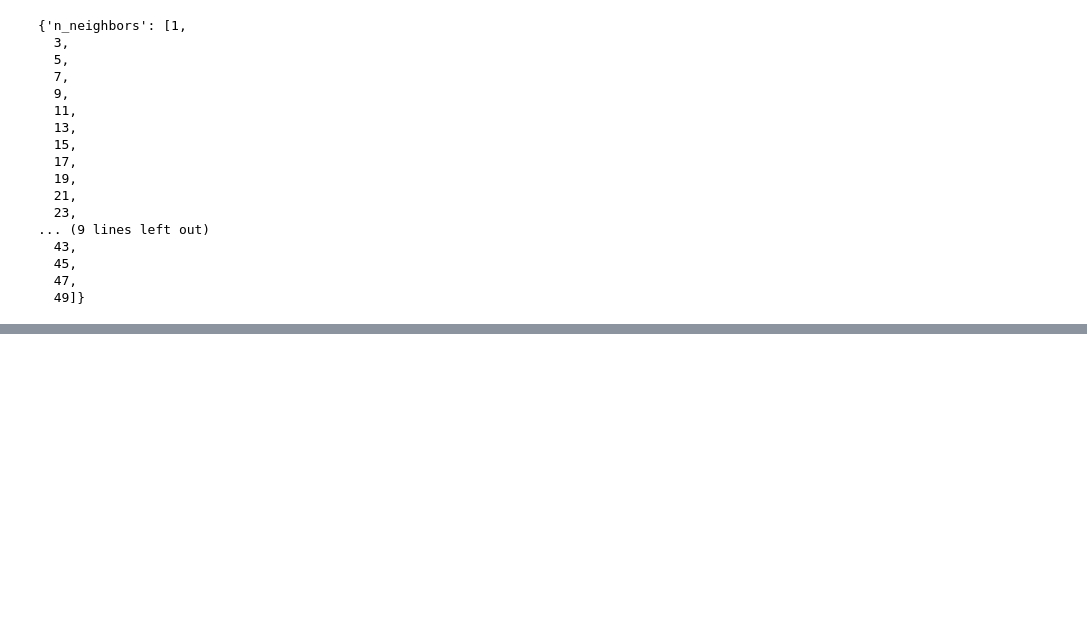
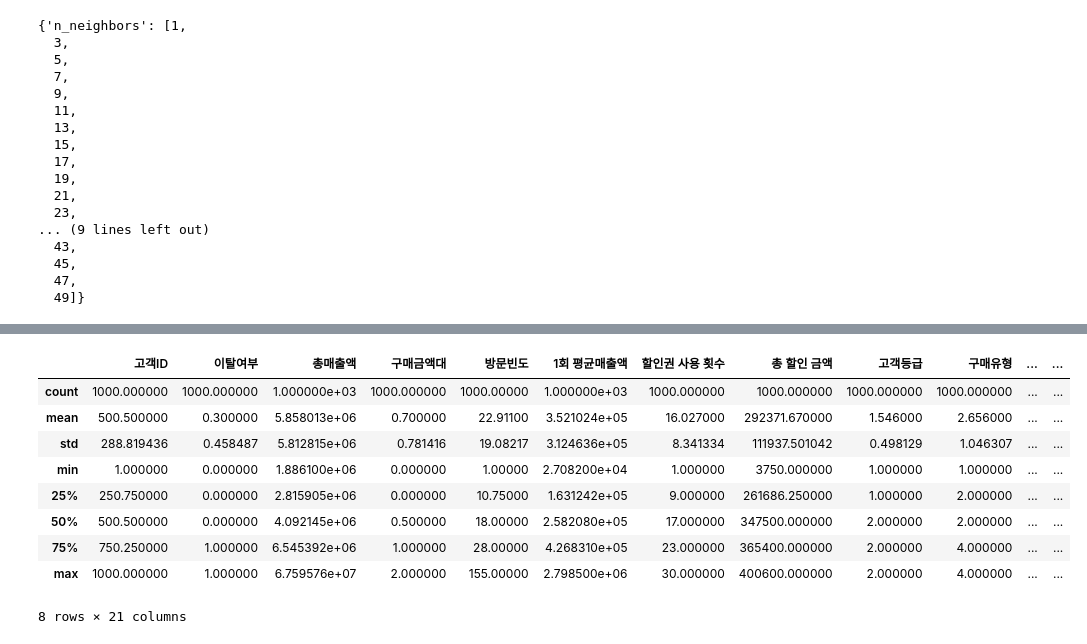
Before and after one commit to chajunhyeop/-, a Jupyter notebook: ubion4.ipynb, the cells around one changed output, grey strips where cells are left out. Drawn from its saved outputs; the diff is of its cells as text; code cells hidden in the pictures; blank space fills up the shorter version.

```diff
--- a/ubion4.ipynb
+++ b/ubion4.ipynb
@@ -160,0 +308,13 @@ parameter_grid
+# %%
+df.describe()
+# %% [output]
+|  | 고객ID | 이탈여부 | 총매출액 | 구매금액대 | 방문빈도 | 1회 평균매출액 | 할인권 사용 횟수 | 총 할인 금액 | 고객등급 | 구매유형 | ... | ... |
+| count | 1000.000000 | 1000.000000 | 1.000000e+03 | 1000.000000 | 1000.00000 | 1.000000e+03 | 1000.000000 | 1000.000000 | 1000.000000 | 1000.000000 | ... | ... |
+| mean | 500.500000 | 0.300000 | 5.858013e+06 | 0.700000 | 22.91100 | 3.521024e+05 | 16.027000 | 292371.670000 | 1.546000 | 2.656000 | ... | ... |
+| std | 288.819436 | 0.458487 | 5.812815e+06 | 0.781416 | 19.08217 | 3.124636e+05 | 8.341334 | 111937.501042 | 0.498129 | 1.046307 | ... | ... |
+| min | 1.000000 | 0.000000 | 1.886100e+06 | 0.000000 | 1.00000 | 2.708200e+04 | 1.000000 | 3750.000000 | 1.000000 | 1.000000 | ... | ... |
+| 25% | 250.750000 | 0.000000 | 2.815905e+06 | 0.000000 | 10.75000 | 1.631242e+05 | 9.000000 | 261686.250000 | 1.000000 | 2.000000 | ... | ... |
+| 50% | 500.500000 | 0.000000 | 4.092145e+06 | 0.500000 | 18.00000 | 2.582080e+05 | 17.000000 | 347500.000000 | 2.000000 | 2.000000 | ... | ... |
+| 75% | 750.250000 | 1.000000 | 6.545392e+06 | 1.000000 | 28.00000 | 4.268310e+05 | 23.000000 | 365400.000000 | 2.000000 | 4.000000 | ... | ... |
+| max | 1000.000000 | 1.000000 | 6.759576e+07 | 2.000000 | 155.00000 | 2.798500e+06 | 30.000000 | 400600.000000 | 2.000000 | 4.000000 | ... | ... |
+8 rows × 21 columns
```
Also changed, not shown: parts of 48 cells of this notebook.
